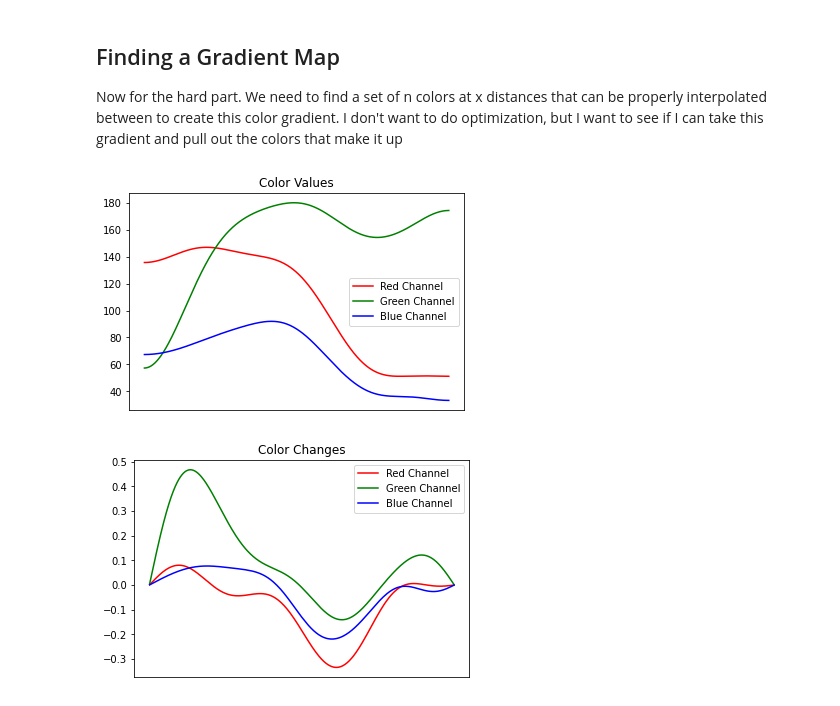
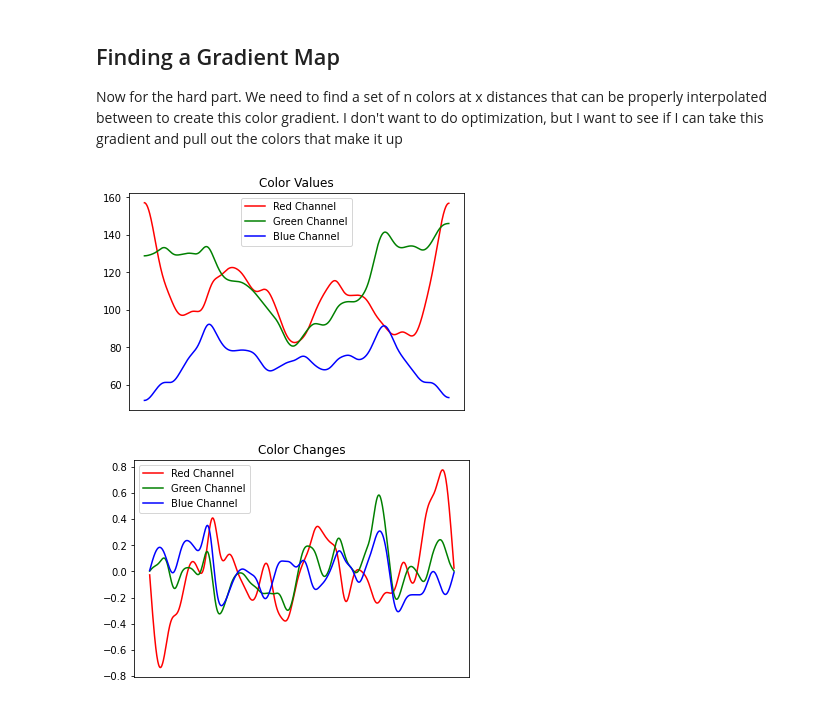
Before and after one commit to andydevs/andys-notebook-legacy, a Jupyter notebook: notebook/gradient-from-movie-poster.ipynb, the cells around one changed output. Saved outputs shown, nothing was run; the diff lists cells and outputs as text; code cells hidden in the pictures.

```diff
--- a/notebook/gradient-from-movie-poster.ipynb
+++ b/notebook/gradient-from-movie-poster.ipynb
@@ -31,12 +33,12 @@ def plot_strip(strip, title='The Strip', w=100):
     plt.yticks([])
     plt.show()
 
-def plot_colors(g, r, b, title='Color Values'):
+def plot_colors(r, g, b, title='Color Values'):
     """
     Plot color values along 1d axis
 
+    :param r: red color channel
     :param g: green color channel
-    :param r: red color channel
     :param b: blue color channel
     """
     plt.figure()
@@ -59,7 +61,7 @@ So once I have this strip of colors, I'll apply one or more gaussian filters to
 Then we can use that strip as our gradient, or do some more analysis to find the optimal javascript gradient code that would work for the image. Not sure how to do that, but we'll see...
 # %%
 # Load image
-image = Image.open('data/thor-ragnarok-poster.jpg')
+image = Image.open('data/thor-ragnarok-poster-2.jpg')
 imarr = np.asarray(image)
 
 # Plot it ma dude
@@ -77,6 +79,6 @@ plt.show()
 The first thing to do is get the strip from the image. We do that by taking the mean over each row
 # %%
 # Take mean over second axis
-strip = np.mean(imarr, axis=1)
+strip = np.mean(imarr, axis=0)
 plot_strip(strip, 'The Strip')
 # %% [output]
@@ -121,19 +123,19 @@ Now for the hard part. We need to find a set of n colors at x distances that can
 fstrip = filtered
 
 # Get red, green, and blue channels
-g = fstrip[:,0]
-r = fstrip[:,1]
+r = fstrip[:,0]
+g = fstrip[:,1]
 b = fstrip[:,2]
 
 # Plot colors
-plot_colors(g, r, b)
+plot_colors(r, g, b)
 # %% [output]
-[figure, old version]
+[figure, new version]
 # %%
 # Take derivatives?
+rdiff = np.diff(r)
 gdiff = np.diff(g)
-rdiff = np.diff(r)
 bdiff = np.diff(b)
-plot_colors(gdiff, rdiff, bdiff, title='Color Changes')
+plot_colors(rdiff, gdiff, bdiff, title='Color Changes')
 # %% [output]
-[figure, old version]
+[figure, new version]
```
Also changed, not shown: parts of 8 cells of this notebook, 3 other files.
